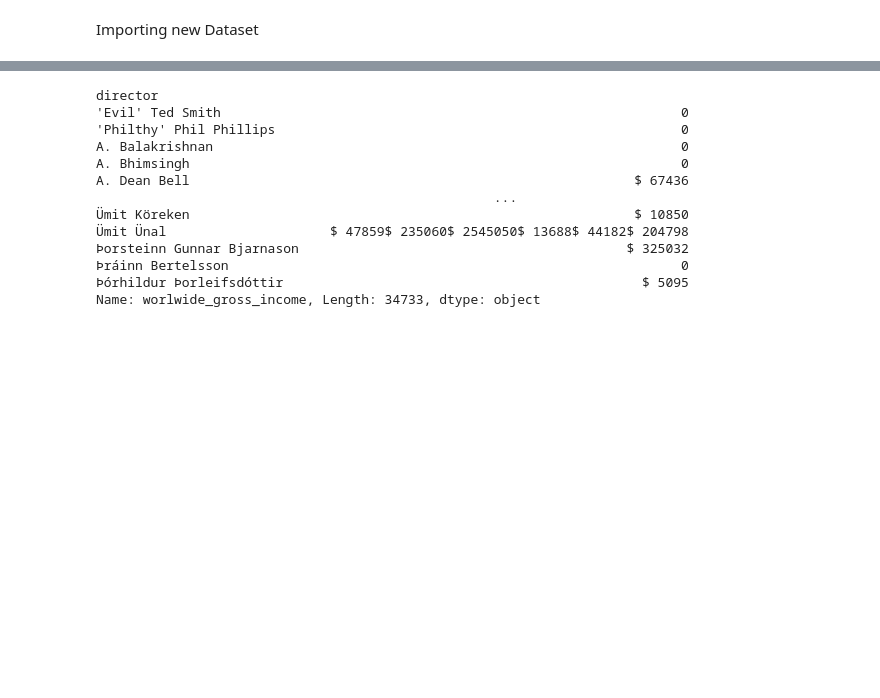
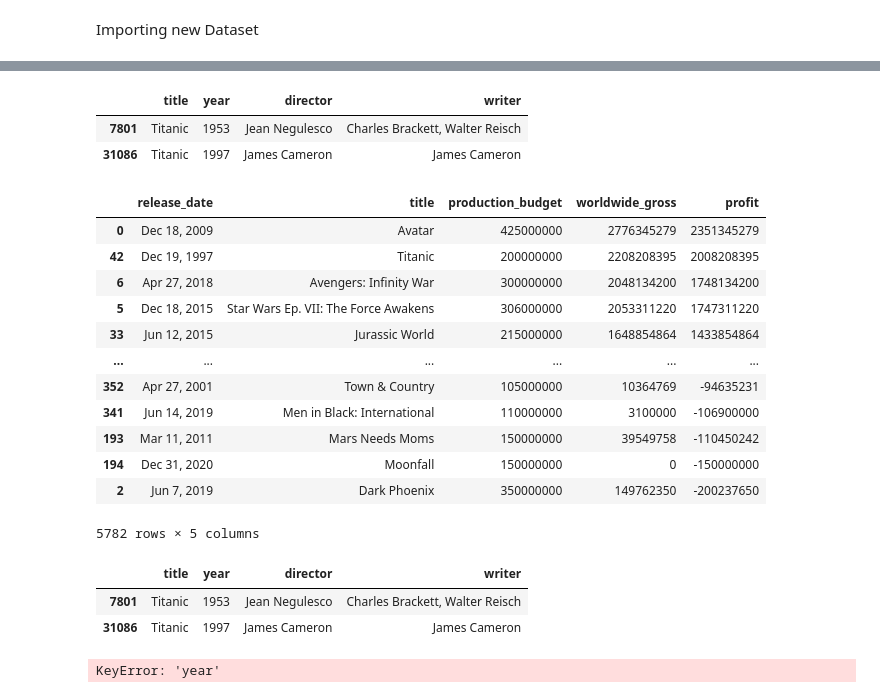
Before and after one commit to Jyve00/Microsoft_Movie_Project, a Jupyter notebook: Data Join Visualization.ipynb, the cells around one changed output, grey strips where cells are left out. Drawn from its saved outputs; the diff is of its cells as text; code cells hidden in the pictures; blank space fills up the shorter version.

```diff
--- a/Data Join Visualization.ipynb
+++ b/Data Join Visualization.ipynb
@@ -1307,16 +1293,36 @@ movie_df
+# %%
+movie_df
+movie_df.loc[movie_df['title']=='Titanic']
+# %% [output]
+|  | title | year | director | writer |
+| 7801 | Titanic | 1953 | Jean Negulesco | Charles Brackett, Walter Reisch |
+| 31086 | Titanic | 1997 | James Cameron | James Cameron |
+# %%
+m_b
+# %% [output]
+|  | release_date | title | production_budget | worldwide_gross | profit |
+| 0 | Dec 18, 2009 | Avatar | 425000000 | 2776345279 | 2351345279 |
+| 42 | Dec 19, 1997 | Titanic | 200000000 | 2208208395 | 2008208395 |
+| 6 | Apr 27, 2018 | Avengers: Infinity War | 300000000 | 2048134200 | 1748134200 |
+| 5 | Dec 18, 2015 | Star Wars Ep. VII: The Force Awakens | 306000000 | 2053311220 | 1747311220 |
+| 33 | Jun 12, 2015 | Jurassic World | 215000000 | 1648854864 | 1433854864 |
+| ... | ... | ... | ... | ... | ... |
+| 352 | Apr 27, 2001 | Town & Country | 105000000 | 10364769 | -94635231 |
+| 341 | Jun 14, 2019 | Men in Black: International | 110000000 | 3100000 | -106900000 |
+| 193 | Mar 11, 2011 | Mars Needs Moms | 150000000 | 39549758 | -110450242 |
+| 194 | Dec 31, 2020 | Moonfall | 150000000 | 0 | -150000000 |
+| 2 | Jun 7, 2019 | Dark Phoenix | 350000000 | 149762350 | -200237650 |
+5782 rows × 5 columns
+# %%
+movie_df.loc[movie_df['title']=='Titanic']
+# %% [output]
+|  | title | year | director | writer |
+| 7801 | Titanic | 1953 | Jean Negulesco | Charles Brackett, Walter Reisch |
+| 31086 | Titanic | 1997 | James Cameron | James Cameron |
+# %%
+df_merge = m_b.merge(movie_df, on=['title', 'year'],how='inner')
+df_merge
+# %% [output]
+KeyError: 'year'
 # %%
-movie_df.groupby('director')['worlwide_gross_income'].sum()
+df_merge.groupby('director')['worldwide_gross'].sum().sort_values(ascending=False)
-# %% [output]
-director
-'Evil' Ted Smith                                                           0
-'Philthy' Phil Phillips                                                    0
-A. Balakrishnan                                                            0
-A. Bhimsingh                                                               0
-A. Dean Bell                                                         $ 67436
-                                                   ...
-Ümit Köreken                                                         $ 10850
-Ümit Ünal                     $ 47859$ 235060$ 2545050$ 13688$ 44182$ 204798
-Þorsteinn Gunnar Bjarnason                                          $ 325032
-Þráinn Bertelsson                                                          0
-Þórhildur Þorleifsdóttir                                              $ 5095
-Name: worlwide_gross_income, Length: 34733, dtype: object
```
Also changed, not shown: parts of 5 cells of this notebook.
